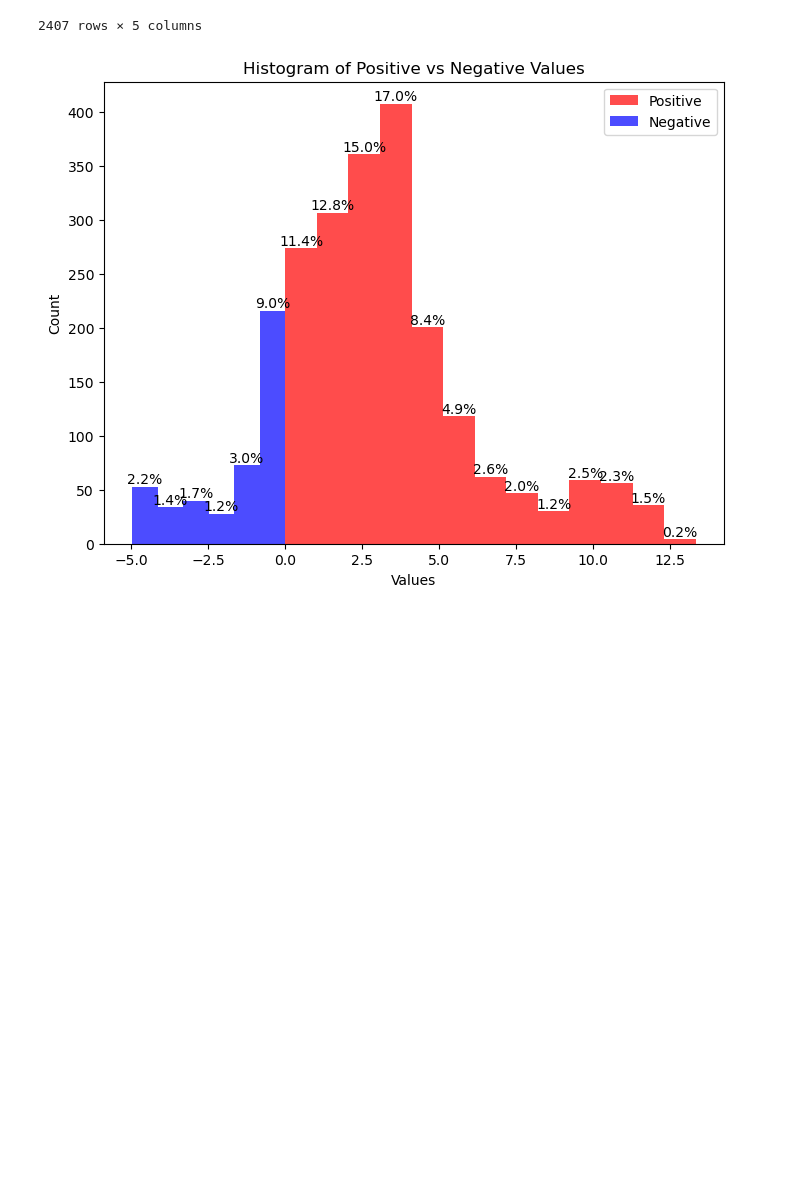
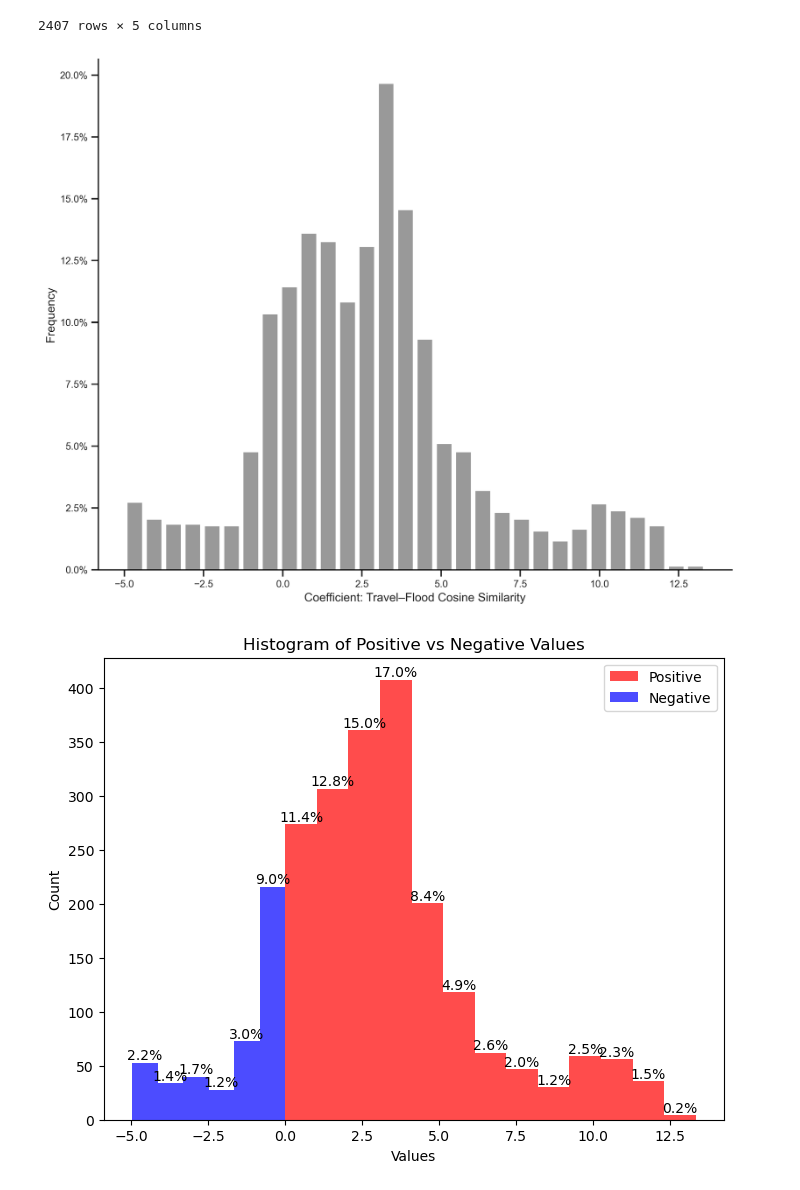
Before and after one commit to jesuslovesyiyi/Global-road-network-resilience, a Jupyter notebook: analysis/04_Visualization.ipynb, the cells around one changed output. Drawn from its saved outputs; the diff is of its cells as text; code cells hidden in the pictures; blank space fills up the shorter version.

Commit message:
cosine coeff

```diff
--- a/analysis/04_Visualization.ipynb
+++ b/analysis/04_Visualization.ipynb
@@ -744,6 +744,43 @@ three_ft_coeff_df
 | 2405 | 998 | 45.415478 | 7.758297 | 2.871701 | -19.502934 |
 | 2406 | 1000 | 48.608012 | 6.512925 | 5.194813 | -17.111291 |
 2407 rows × 5 columns
+# %%
+import matplotlib.ticker as mticker
+fig, ax = plt.subplots(figsize=(10,8), dpi=300)
+
+coeff_values = three_ft_coeff_df['cosine_depth30cm_freq90th_RP100'].dropna()
+
+ax.hist(
+    coeff_values,
+    bins=30,
+    rwidth=0.8,
+    color='0.6',        # neutral gray
+    edgecolor='white',  # clean bin separation
+    linewidth=0.8,
+    density=True
+)
+# Spine styling (this is the key part)
+for spine in ['left', 'bottom']:
+    ax.spines[spine].set_visible(True)
+    ax.spines[spine].set_color('black')
+    ax.spines[spine].set_linewidth(1.2)
+
+# Remove grid and extra spines
+ax.grid(False)
+ax.spines['top'].set_visible(False)
+ax.spines['right'].set_visible(False)
+
+# Labels and title
+ax.set_xlabel('Coefficient: Travel–Flood Cosine Similarity', fontsize=12)
+ax.set_ylabel('Frequency', fontsize=12)
+
+# Improve tick appearance
+ax.tick_params(axis='both', labelsize=10, length=7, width=1.5)
+ax.yaxis.set_major_formatter(mticker.PercentFormatter(xmax=1))
+plt.tight_layout()
+plt.show()
+# %% [output]
+[figure, added]
 # %%
 
 # Separate positive and negative
```
